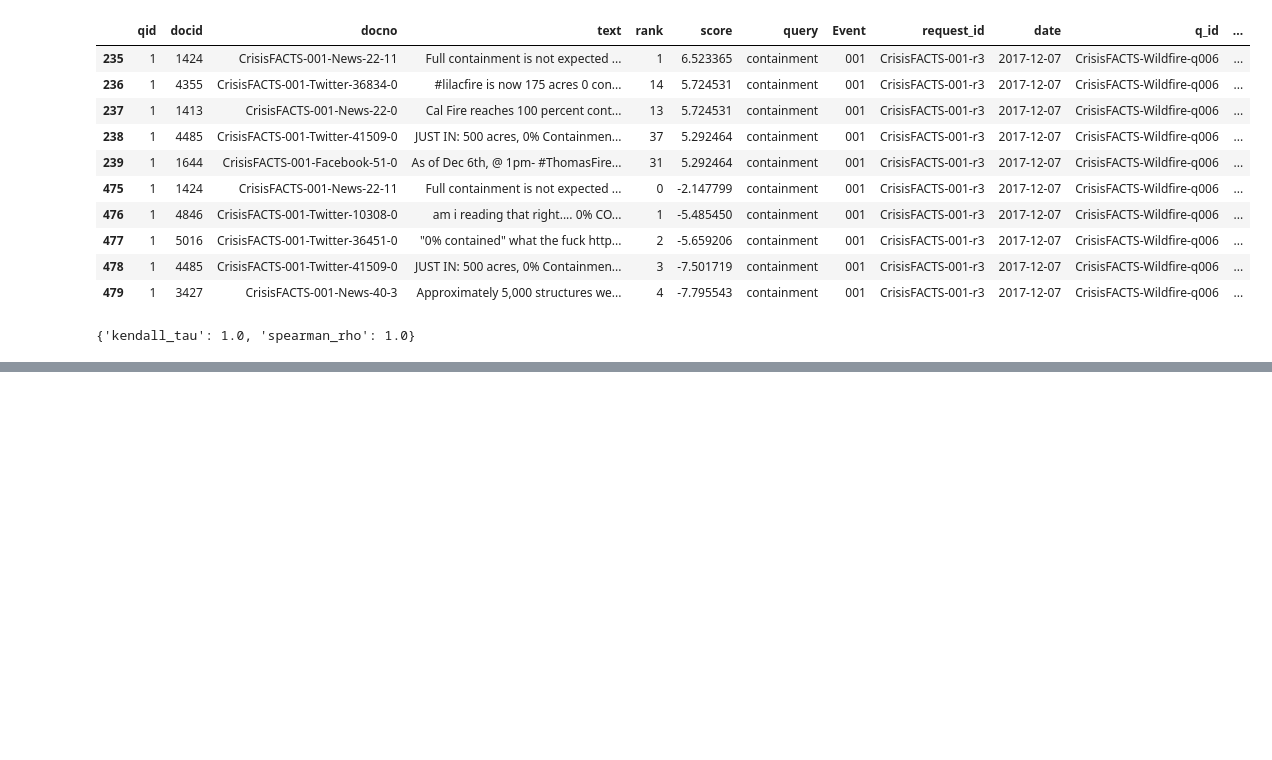
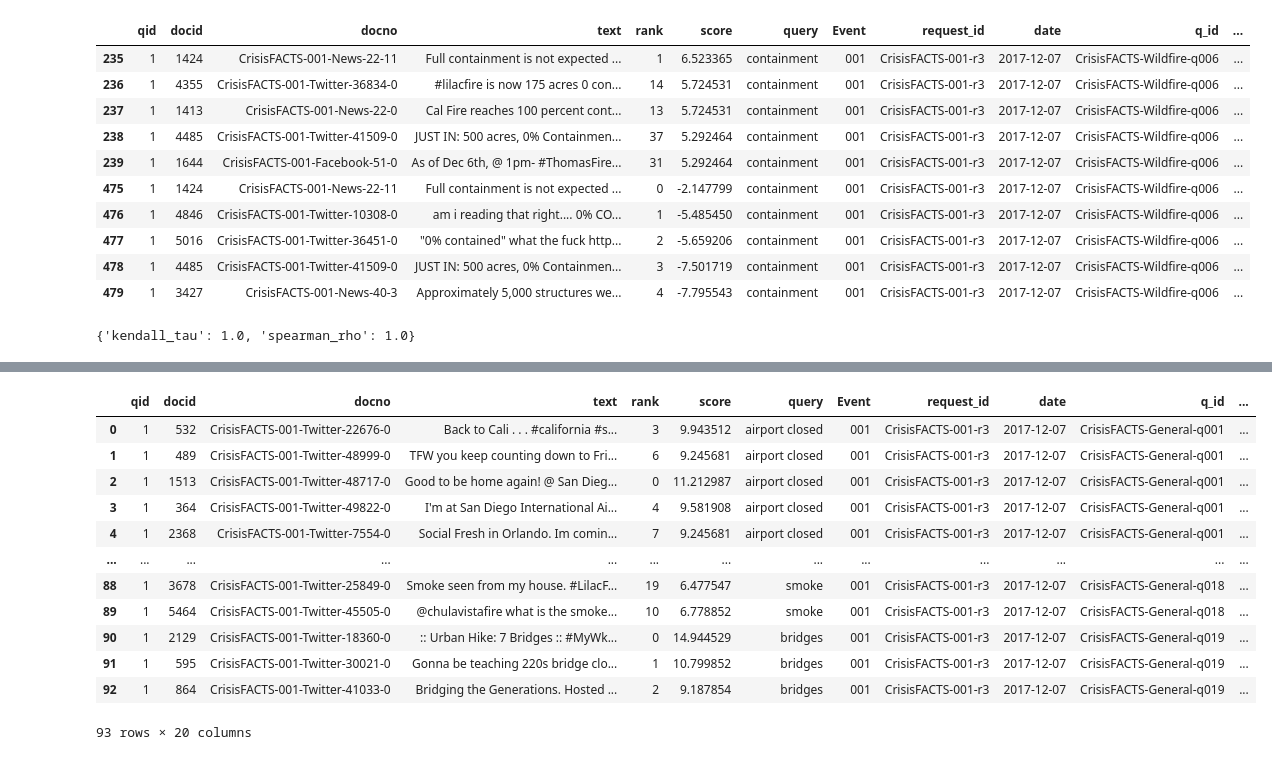
Before and after one commit to jaehobahng/crisisfacts_summarization, a Jupyter notebook: example.ipynb, the cells around one changed output, grey strips where cells are left out. Drawn from its saved outputs; the diff is of its cells as text; code cells hidden in the pictures; blank space fills up the shorter version.

```diff
--- a/example.ipynb
+++ b/example.ipynb
@@ -382,0 +504,16 @@ a
+# %%
+final_df
+# %% [output]
+|  | qid | docid | docno | text | rank | score | query | Event | request_id | date | q_id | ... |
+| 0 | 1 | 532 | CrisisFACTS-001-Twitter-22676-0 | Back to Cali . . . #california #s... | 3 | 9.943512 | airport closed | 001 | CrisisFACTS-001-r3 | 2017-12-07 | CrisisFACTS-General-q001 | ... |
+| 1 | 1 | 489 | CrisisFACTS-001-Twitter-48999-0 | TFW you keep counting down to Fri... | 6 | 9.245681 | airport closed | 001 | CrisisFACTS-001-r3 | 2017-12-07 | CrisisFACTS-General-q001 | ... |
+| 2 | 1 | 1513 | CrisisFACTS-001-Twitter-48717-0 | Good to be home again! @ San Dieg... | 0 | 11.212987 | airport closed | 001 | CrisisFACTS-001-r3 | 2017-12-07 | CrisisFACTS-General-q001 | ... |
+| 3 | 1 | 364 | CrisisFACTS-001-Twitter-49822-0 | I'm at San Diego International Ai... | 4 | 9.581908 | airport closed | 001 | CrisisFACTS-001-r3 | 2017-12-07 | CrisisFACTS-General-q001 | ... |
+| 4 | 1 | 2368 | CrisisFACTS-001-Twitter-7554-0 | Social Fresh in Orlando. Im comin... | 7 | 9.245681 | airport closed | 001 | CrisisFACTS-001-r3 | 2017-12-07 | CrisisFACTS-General-q001 | ... |
+| ... | ... | ... | ... | ... | ... | ... | ... | ... | ... | ... | ... | ... |
+| 88 | 1 | 3678 | CrisisFACTS-001-Twitter-25849-0 | Smoke seen from my house. #LilacF... | 19 | 6.477547 | smoke | 001 | CrisisFACTS-001-r3 | 2017-12-07 | CrisisFACTS-General-q018 | ... |
+| 89 | 1 | 5464 | CrisisFACTS-001-Twitter-45505-0 | @chulavistafire what is the smoke... | 10 | 6.778852 | smoke | 001 | CrisisFACTS-001-r3 | 2017-12-07 | CrisisFACTS-General-q018 | ... |
+| 90 | 1 | 2129 | CrisisFACTS-001-Twitter-18360-0 | :: Urban Hike: 7 Bridges :: #MyWk... | 0 | 14.944529 | bridges | 001 | CrisisFACTS-001-r3 | 2017-12-07 | CrisisFACTS-General-q019 | ... |
+| 91 | 1 | 595 | CrisisFACTS-001-Twitter-30021-0 | Gonna be teaching 220s bridge clo... | 1 | 10.799852 | bridges | 001 | CrisisFACTS-001-r3 | 2017-12-07 | CrisisFACTS-General-q019 | ... |
+| 92 | 1 | 864 | CrisisFACTS-001-Twitter-41033-0 | Bridging the Generations. Hosted ... | 2 | 9.187854 | bridges | 001 | CrisisFACTS-001-r3 | 2017-12-07 | CrisisFACTS-General-q019 | ... |
+93 rows × 20 columns
```
Also changed, not shown: parts of 20 cells of this notebook, 5 other files.
